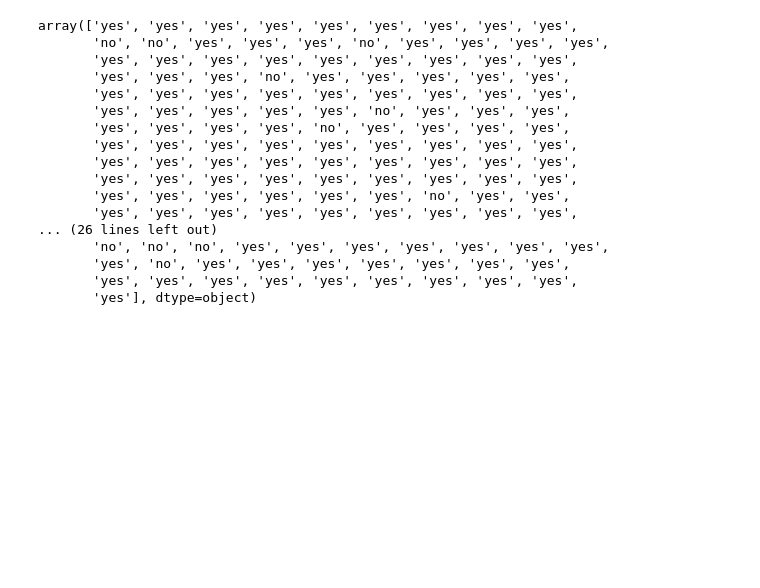
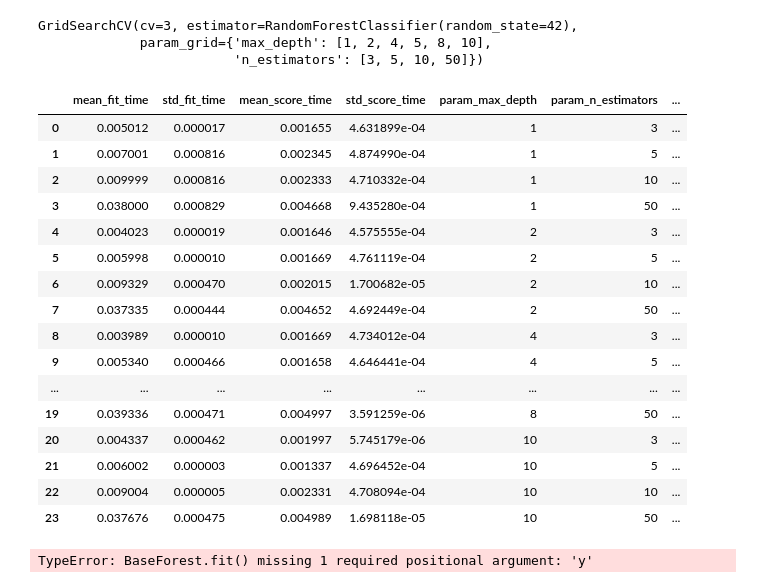
Before and after one commit to steph45607/DS-Final-Project, a Jupyter notebook: Supervised/randomForest.ipynb, the cells around one changed output. Saved outputs shown, nothing was run; the diff lists cells and outputs as text; code cells hidden in the pictures; blank space fills up the shorter version.

```diff
--- a/Supervised/randomForest.ipynb
+++ b/Supervised/randomForest.ipynb
@@ -109,24 +106,49 @@ RandomForestClassifier(max_features='auto', n_estimators=50, random_state=42)
-# %%
-predictions = rf_model.predict(X_test)
-predictions
-# %% [output]
-array(['yes', 'yes', 'yes', 'yes', 'yes', 'yes', 'yes', 'yes', 'yes',
-       'no', 'no', 'yes', 'yes', 'yes', 'no', 'yes', 'yes', 'yes', 'yes',
-       'yes', 'yes', 'yes', 'yes', 'yes', 'yes', 'yes', 'yes', 'yes',
-       'yes', 'yes', 'yes', 'no', 'yes', 'yes', 'yes', 'yes', 'yes',
-       'yes', 'yes', 'yes', 'yes', 'yes', 'yes', 'yes', 'yes', 'yes',
-       'yes', 'yes', 'yes', 'yes', 'yes', 'no', 'yes', 'yes', 'yes',
-       'yes', 'yes', 'yes', 'yes', 'no', 'yes', 'yes', 'yes', 'yes',
-       'yes', 'yes', 'yes', 'yes', 'yes', 'yes', 'yes', 'yes', 'yes',
-       'yes', 'yes', 'yes', 'yes', 'yes', 'yes', 'yes', 'yes', 'yes',
-       'yes', 'yes', 'yes', 'yes', 'yes', 'yes', 'yes', 'yes', 'yes',
-       'yes', 'yes', 'yes', 'yes', 'yes', 'yes', 'no', 'yes', 'yes',
-       'yes', 'yes', 'yes', 'yes', 'yes', 'yes', 'yes', 'yes', 'yes',
-... (26 lines left out)
-       'no', 'no', 'no', 'yes', 'yes', 'yes', 'yes', 'yes', 'yes', 'yes',
-       'yes', 'no', 'yes', 'yes', 'yes', 'yes', 'yes', 'yes', 'yes',
-       'yes', 'yes', 'yes', 'yes', 'yes', 'yes', 'yes', 'yes', 'yes',
-       'yes'], dtype=object)
+# %%
+from sklearn.model_selection import GridSearchCV
+
+parameter_grid = {
+    "max_depth": [1, 2, 4, 5, 8, 10],
+    "n_estimators": [3, 5, 10, 50]
+}
+
+grid_search = GridSearchCV(estimator=rf_model, cv = 3, param_grid= parameter_grid)
+grid_search.fit(X_train, y_train)
+# %% [output]
+GridSearchCV(cv=3, estimator=RandomForestClassifier(random_state=42),
+             param_grid={'max_depth': [1, 2, 4, 5, 8, 10],
+                         'n_estimators': [3, 5, 10, 50]})
+# %%
+pd.DataFrame(grid_search.cv_results_)
+# %% [output]
+|  | mean_fit_time | std_fit_time | mean_score_time | std_score_time | param_max_depth | param_n_estimators | ... |
+| 0 | 0.005012 | 0.000017 | 0.001655 | 4.631899e-04 | 1 | 3 | ... |
+| 1 | 0.007001 | 0.000816 | 0.002345 | 4.874990e-04 | 1 | 5 | ... |
+| 2 | 0.009999 | 0.000816 | 0.002333 | 4.710332e-04 | 1 | 10 | ... |
+| 3 | 0.038000 | 0.000829 | 0.004668 | 9.435280e-04 | 1 | 50 | ... |
+| 4 | 0.004023 | 0.000019 | 0.001646 | 4.575555e-04 | 2 | 3 | ... |
+| 5 | 0.005998 | 0.000010 | 0.001669 | 4.761119e-04 | 2 | 5 | ... |
+| 6 | 0.009329 | 0.000470 | 0.002015 | 1.700682e-05 | 2 | 10 | ... |
+| 7 | 0.037335 | 0.000444 | 0.004652 | 4.692449e-04 | 2 | 50 | ... |
+| 8 | 0.003989 | 0.000010 | 0.001669 | 4.734012e-04 | 4 | 3 | ... |
+| 9 | 0.005340 | 0.000466 | 0.001658 | 4.646441e-04 | 4 | 5 | ... |
+| ... | ... | ... | ... | ... | ... | ... | ... |
+| 19 | 0.039336 | 0.000471 | 0.004997 | 3.591259e-06 | 8 | 50 | ... |
+| 20 | 0.004337 | 0.000462 | 0.001997 | 5.745179e-06 | 10 | 3 | ... |
+| 21 | 0.006002 | 0.000003 | 0.001337 | 4.696452e-04 | 10 | 5 | ... |
+| 22 | 0.009004 | 0.000005 | 0.002331 | 4.708094e-04 | 10 | 10 | ... |
+| 23 | 0.037676 | 0.000475 | 0.004989 | 1.698118e-05 | 10 | 50 | ... |
+# %%
+rf_model.fit(X_train, y_train)
+predictions = rf_model.predict(X_test)
+predictions
+
+from sklearn.metrics import accuracy_score, confusion_matrix
+
+print("Trained acc: ", accuracy_score(y_train, rf_model.predict(X_train)))
+print("Test accuracy:", accuracy_score(y_test, predictions))
+print("Confusion matrix: ", confusion_matrix(y_test, predictions))
+# %% [output]
+TypeError: BaseForest.fit() missing 1 required positional argument: 'y'
 # %%
 rf_model.feature_importances_
 # %% [output]
```
Also changed, not shown: parts of 10 cells of this notebook, 7 other files.
